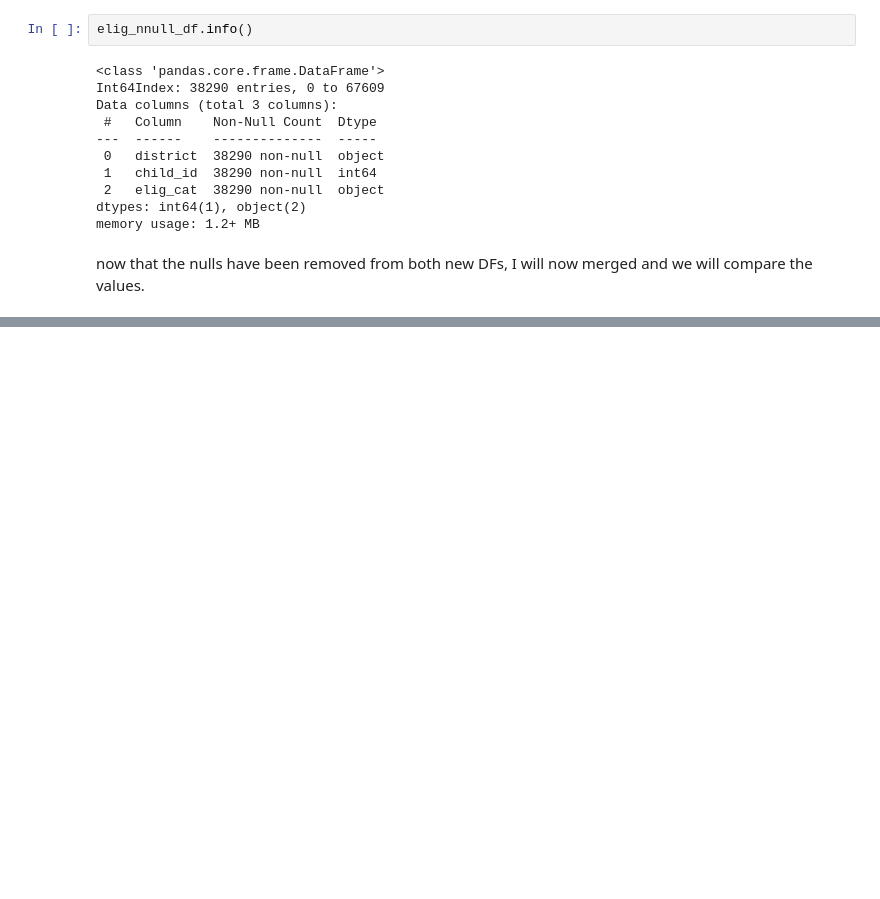
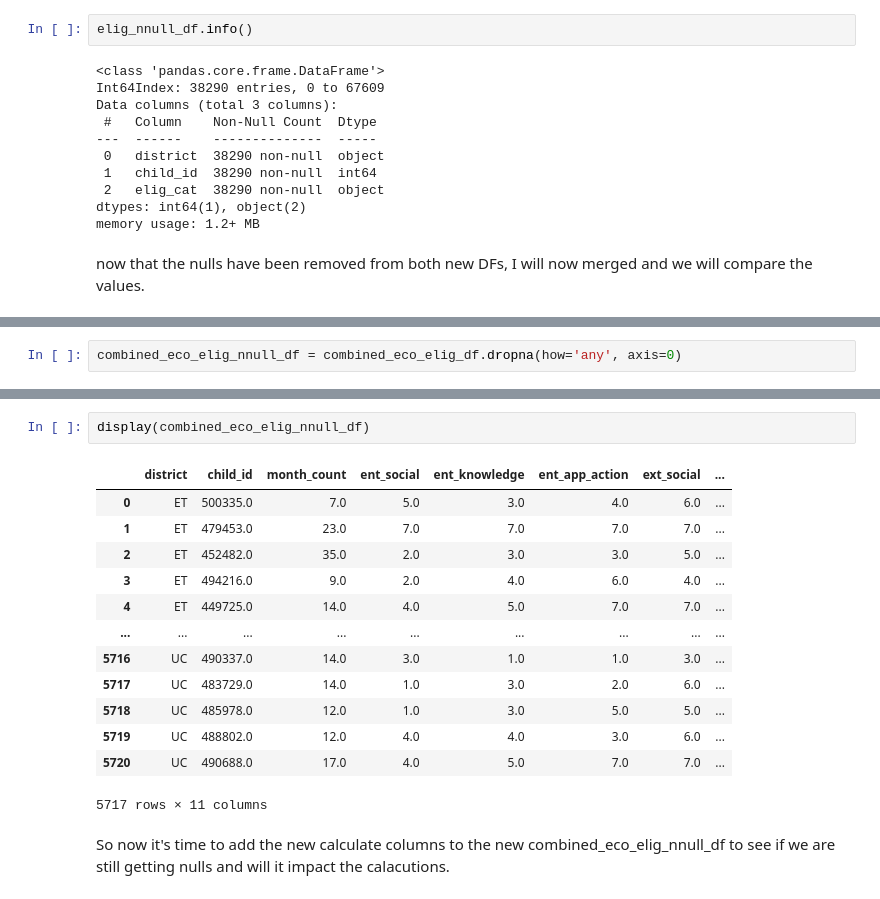
Before and after one commit to NSS-Data-Analytics-Cohort-7/didd-slacks-and-fanny-packs, a Jupyter notebook: notebooks/DIDD project.ipynb, the cells around one changed output, grey strips where cells are left out. Drawn from its saved outputs; the diff is of its cells as text; blank space fills up the shorter version.

```diff
--- a/notebooks/DIDD project.ipynb
+++ b/notebooks/DIDD project.ipynb
@@ -187,0 +229,2 @@ now that the nulls have been removed from both new DFs, I will now merged and we
+# %%
+combined_eco_elig_nnull_df = combined_eco_elig_df.dropna(how='any', axis=0)
@@ -187,0 +252,18 @@ now that the nulls have been removed from both new DFs, I will now merged and we
+# %%
+display(combined_eco_elig_nnull_df)
+# %% [output]
+|  | district | child_id | month_count | ent_social | ent_knowledge | ent_app_action | ext_social | ... |
+| 0 | ET | 500335.0 | 7.0 | 5.0 | 3.0 | 4.0 | 6.0 | ... |
+| 1 | ET | 479453.0 | 23.0 | 7.0 | 7.0 | 7.0 | 7.0 | ... |
+| 2 | ET | 452482.0 | 35.0 | 2.0 | 3.0 | 3.0 | 5.0 | ... |
+| 3 | ET | 494216.0 | 9.0 | 2.0 | 4.0 | 6.0 | 4.0 | ... |
+| 4 | ET | 449725.0 | 14.0 | 4.0 | 5.0 | 7.0 | 7.0 | ... |
+| ... | ... | ... | ... | ... | ... | ... | ... | ... |
+| 5716 | UC | 490337.0 | 14.0 | 3.0 | 1.0 | 1.0 | 3.0 | ... |
+| 5717 | UC | 483729.0 | 14.0 | 1.0 | 3.0 | 2.0 | 6.0 | ... |
+| 5718 | UC | 485978.0 | 12.0 | 1.0 | 3.0 | 5.0 | 5.0 | ... |
+| 5719 | UC | 488802.0 | 12.0 | 4.0 | 4.0 | 3.0 | 6.0 | ... |
+| 5720 | UC | 490688.0 | 17.0 | 4.0 | 5.0 | 7.0 | 7.0 | ... |
+5717 rows × 11 columns
+# %% [markdown]
+So now it's time to add the new calculate columns to the new combined_eco_elig_nnull_df to see if we are still getting nulls and will it impact the calacutions.
```
Also changed, not shown: parts of 18 cells of this notebook.
